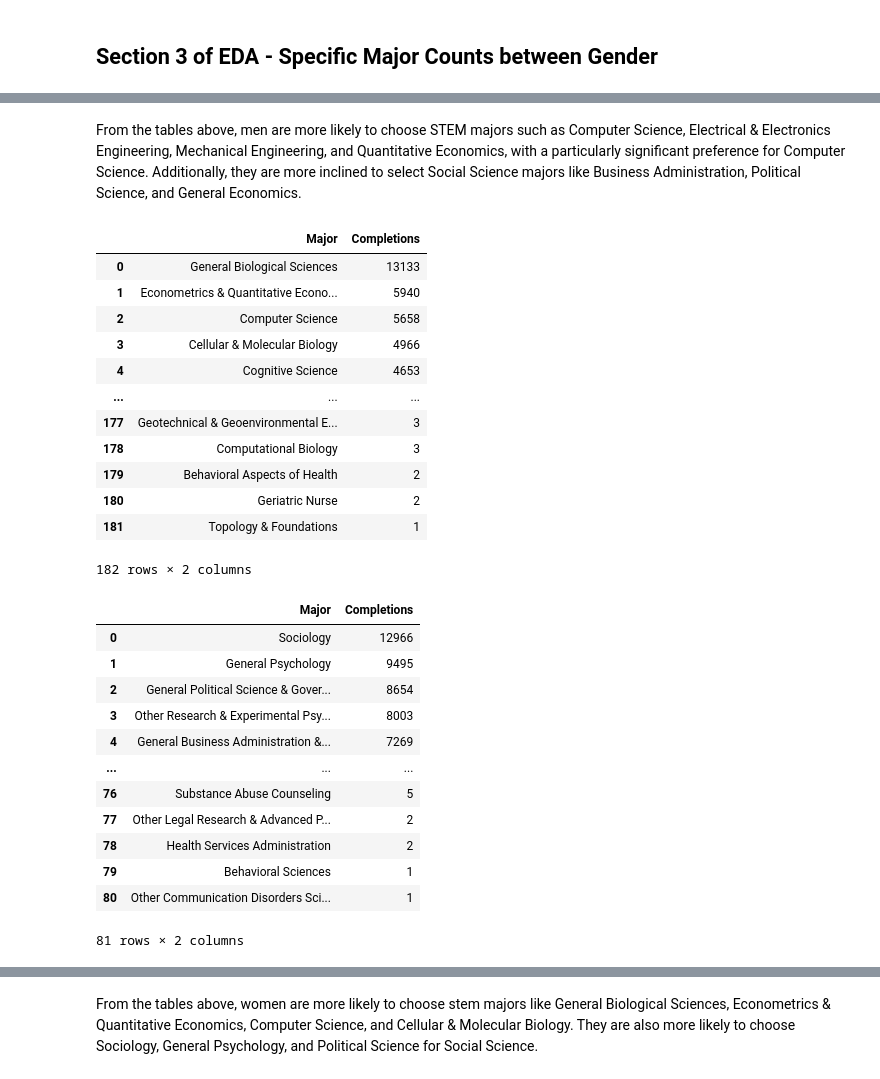
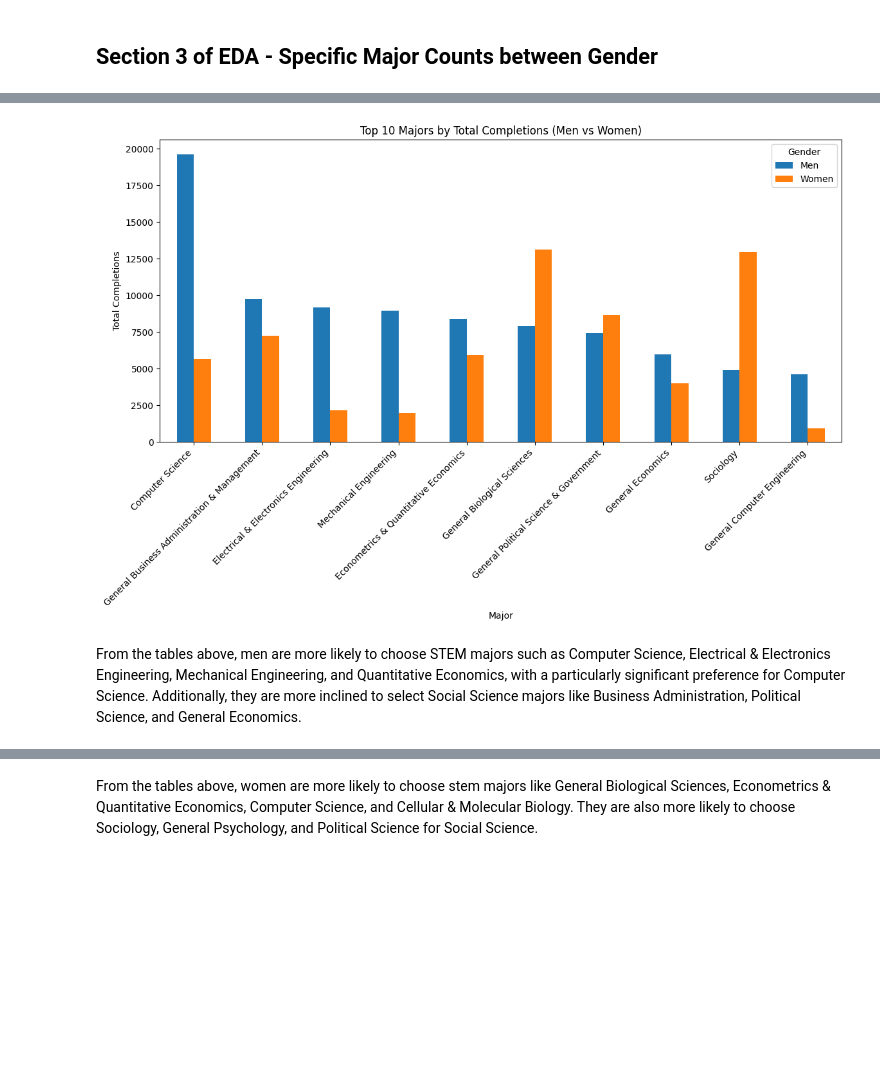
Before and after one commit to amelialei/UC-CS-Analysis, a Jupyter notebook: MATH189_final_project.ipynb, the cells around one changed output, grey strips where cells are left out. Drawn from its saved outputs; the diff is of its cells as text; code cells hidden in the pictures; blank space fills up the shorter version.

```diff
--- a/MATH189_final_project.ipynb
+++ b/MATH189_final_project.ipynb
@@ -548,0 +516,5 @@ ssm_counts_df[['Completions']].sort_values(by='Completions', ascending=False).re
+# %%
+# Group data by Major and Gender, then sum the completions
+major_gender_counts = df.groupby(['Major', 'Gender'])['Completions'].sum().reset_index()
+
+major_gender_counts
@@ -548,0 +535,9 @@ ssm_counts_df[['Completions']].sort_values(by='Completions', ascending=False).re
+# %%
+# Pivot the table
+major_gender_pivot = major_gender_counts.pivot(
+    index = 'Major',
+    columns = 'Gender',
+    values = 'Completions'
+).fillna(0)
+
+major_gender_pivot
@@ -549,38 +559,15 @@ ssm_counts_df[['Completions']].sort_values(by='Completions', ascending=False).re
+# %%
+major_gender_pivot_sorted = major_gender_pivot.sort_values(by = 'Men', ascending = False)
+
+# Plot a bar chart for the top 10 majors
+major_gender_pivot_sorted.head(10).plot(kind = 'bar', figsize = (12,8))
+plt.title('Top 10 Majors by Total Completions (Men vs Women)')
+plt.xlabel('Major')
+plt.ylabel('Total Completions')
+plt.xticks(rotation = 45, ha = 'right')
+plt.tight_layout()
+plt.show()
+# %% [output]
+[figure, added]
 # %% [markdown]
 From the tables above, men are more likely to choose STEM majors such as Computer Science, Electrical & Electronics Engineering, Mechanical Engineering, and Quantitative Economics, with a particularly significant preference for Computer Science. Additionally, they are more inclined to select Social Science majors like Business Administration, Political Science, and General Economics.
-# %%
-# number of completions for each stem major for women
-stemf_counts_df = df[(df['Gender'] =='Women') & (df['Field']== 'STEM')].groupby('Major').sum()
-stemf_counts_df[['Completions']].sort_values(by='Completions', ascending=False).reset_index()
-# %% [output]
-|  | Major | Completions |
-| 0 | General Biological Sciences | 13133 |
-| 1 | Econometrics & Quantitative Econo... | 5940 |
-| 2 | Computer Science | 5658 |
-| 3 | Cellular & Molecular Biology | 4966 |
-| 4 | Cognitive Science | 4653 |
-| ... | ... | ... |
-| 177 | Geotechnical & Geoenvironmental E... | 3 |
-| 178 | Computational Biology | 3 |
-| 179 | Behavioral Aspects of Health | 2 |
-| 180 | Geriatric Nurse | 2 |
-| 181 | Topology & Foundations | 1 |
-182 rows × 2 columns
-# %%
-# number of completions for each social science major for women
-ssf_counts_df = df[(df['Gender'] =='Women') & (df['Field']== 'Social_science')].groupby('Major').sum()
-ssf_counts_df[['Completions']].sort_values(by='Completions', ascending=False).reset_index()
-# %% [output]
-|  | Major | Completions |
-| 0 | Sociology | 12966 |
-| 1 | General Psychology | 9495 |
-| 2 | General Political Science & Gover... | 8654 |
-| 3 | Other Research & Experimental Psy... | 8003 |
-| 4 | General Business Administration &... | 7269 |
-| ... | ... | ... |
-| 76 | Substance Abuse Counseling | 5 |
-| 77 | Other Legal Research & Advanced P... | 2 |
-| 78 | Health Services Administration | 2 |
-| 79 | Behavioral Sciences | 1 |
-| 80 | Other Communication Disorders Sci... | 1 |
-81 rows × 2 columns
```
Also changed, not shown: parts of 26 cells of this notebook.
